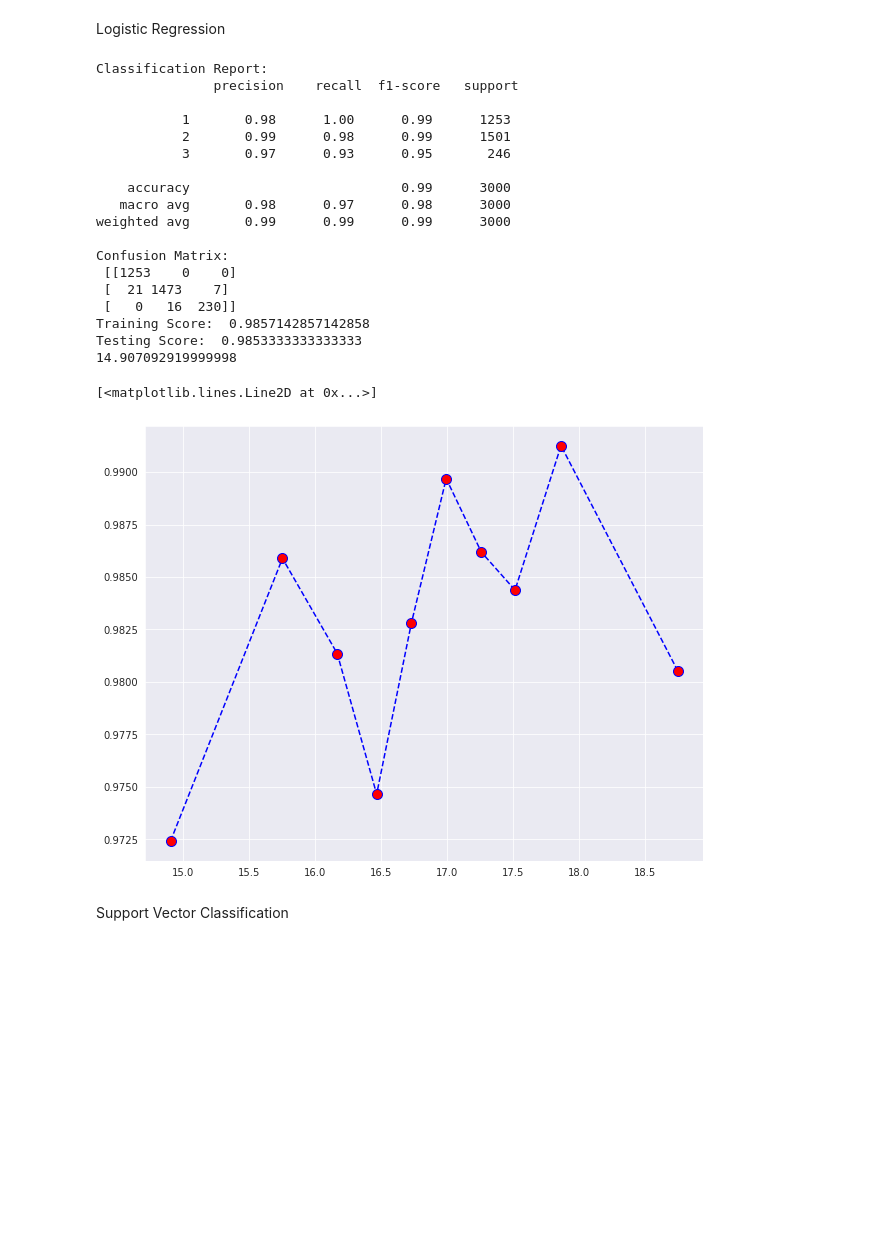
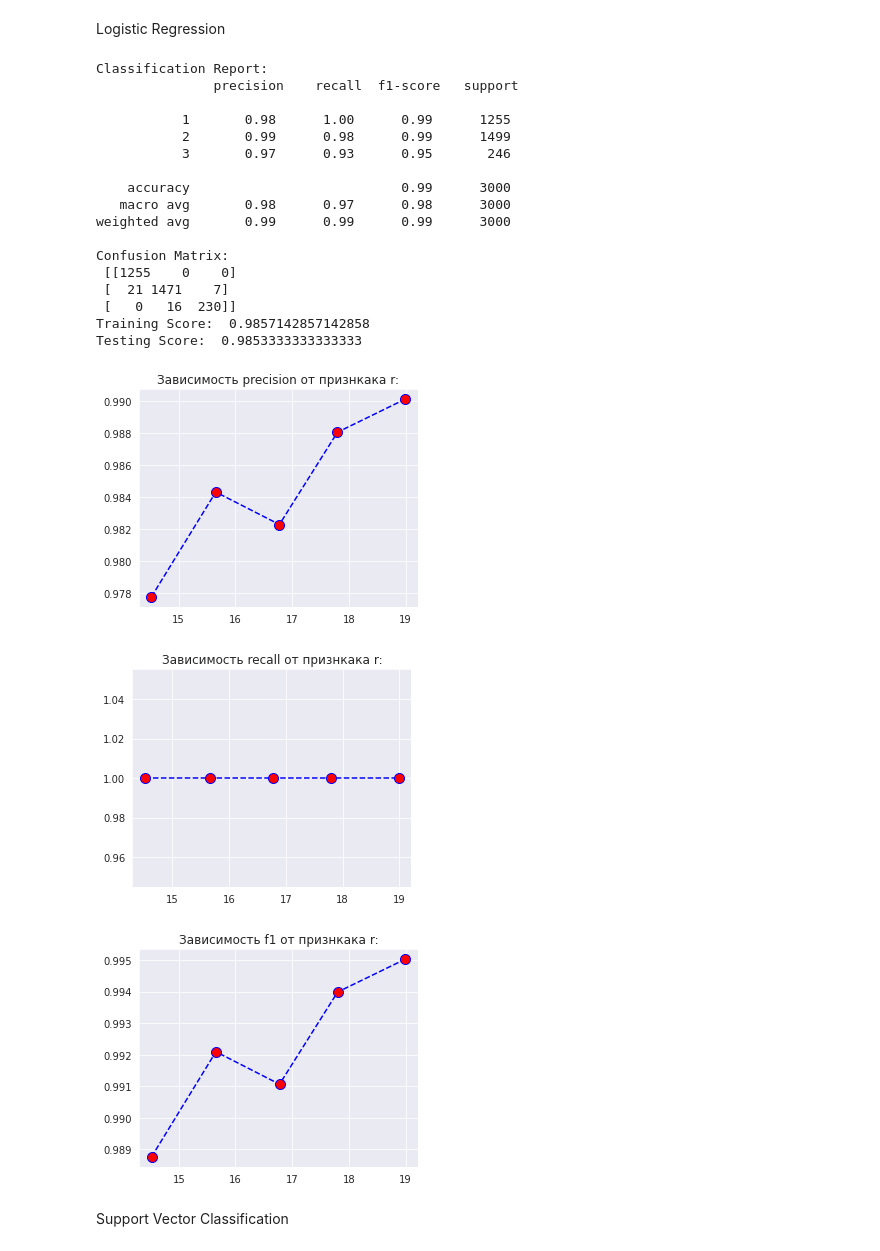
Before and after one commit to NadezhdaMalysheva/Classification-of-star-galaxy-and-quasar, a Jupyter notebook: notebook80e1289c1e.ipynb, the cells around one changed output. Drawn from its saved outputs; the diff is of its cells as text; code cells hidden in the pictures; blank space fills up the shorter version.

```diff
--- a/notebook80e1289c1e.ipynb
+++ b/notebook80e1289c1e.ipynb
@@ -268,6 +253,40 @@ robust = RobustScaler()
 X_train = robust.fit_transform(X_train)
 X_test = robust.transform(X_test)
 X = robust.fit_transform(X)
+# %%
+#переменные для разделения выборки по признаку r:
+n = 10
+m = df['r'].min()
+N = (df['r'].max() - m) / n
+
+def print_plot(ml): #функция построения графика зависимости метрик классификации от r
+
+    precision = []
+    recall = []
+    f1 = []
+    r_mean = []
+    y_pred_all = ml.predict(X)
+
+    for i in range(0, n):
+        indx = (df['r'] >= (m + N * i)) & (df['r'] <= (m + N * (i + 1))) #создаем выборку с необходимым нам диапазоном r
+        if len(y[indx]) > 100 and df[indx & df['class'] == 1].shape[0] > 10:    #не будем брать слишком маленькие выборки
+            h = classification_report(y[indx], y_pred_all[indx], output_dict=True, zero_division=0)
+            precision.append(h['1']['precision'])
+            recall.append(h['1']['recall'])
+            f1.append(h['1']['f1-score'])
+            r_mean.append(df['r'][indx].mean())
+
+    plt.figure(figsize = (5,4))
+    plt.title('Зависимость precision от признкака r:')
+    plt.plot(r_mean, precision, color='blue', linestyle='dashed', marker='o', markerfacecolor='red', markersize=10)
+    plt.figure(figsize = (5,4))
+    plt.title('Зависимость recall от признкака r:')
+    plt.plot(r_mean, recall, color='blue', linestyle='dashed', marker='o', markerfacecolor='red', markersize=10)
+    plt.figure(figsize = (5,4))
+    plt.title('Зависимость f1 от признкака r:')
+    plt.plot(r_mean, f1, color='blue', linestyle='dashed', marker='o', markerfacecolor='red', markersize=10)
+    indx = df['r'] < 15
+    return classification_report(y[indx], y_pred_all[indx], output_dict=True, zero_division=0)['1']['precision']
 # %% [markdown]
 # Time to Train
 # %% [markdown]
@@ -276,34 +295,18 @@ Logistic Regression
 lr = LogisticRegression(max_iter=120)
 lr.fit(X_train, y_train)
 y_pred = lr.predict(X_test)
-n = 10
-N = df['r'].min()
-lr_precision = np.zeros(n)
-r_mean = np.zeros(n)
-y_pred_all = lr.predict(X)
-for i in range(0, n):
-    h = classification_report(y[N*i:N*(i+1)], y_pred_all[N*i:N*(i+1)], output_dict=True)['1']
-    lr_precision[i] = h['precision']
-    r_mean[i] = df['r'][N*i:N*(i+1)].mean()
-
-
 print('Classification Report: \n', classification_report(y_test, y_pred))
 print('Confusion Matrix: \n', confusion_matrix(y_test, y_pred))
 lr_train_acc = lr.score(X_train, y_train)
 print('Training Score: ', lr_train_acc)
 lr_test_acc = lr.score(X_test, y_test)
 print('Testing Score: ', lr_test_acc)
-
-print(r_mean[0])
-
-plt.figure(figsize = (10,8))
-plt.plot(r_mean, lr_precision, color='blue', linestyle='dashed', marker='o', markerfacecolor='red', markersize=10)
 # %% [output]
 Classification Report:
                precision    recall  f1-score   support
 
-           1       0.98      1.00      0.99      1253
-           2       0.99      0.98      0.99      1501
+           1       0.98      1.00      0.99      1255
+           2       0.99      0.98      0.99      1499
            3       0.97      0.93      0.95       246
 
     accuracy                           0.99      3000
@@ -311,14 +314,17 @@ Classification Report:
 weighted avg       0.99      0.99      0.99      3000
 
 Confusion Matrix:
- [[1253    0    0]
- [  21 1473    7]
+ [[1255    0    0]
+ [  21 1471    7]
  [   0   16  230]]
 Training Score:  0.9857142857142858
 Testing Score:  0.9853333333333333
-14.907092919999998
-[<matplotlib.lines.Line2D at 0x...>]
-[figure, removed]
+# %%
+lr_test_acc = print_plot(lr)
+# %% [output]
+[figure, added]
+[figure, added]
+[figure, added]
 # %% [markdown]
 Support Vector Classification
 # %%
```
Also changed, not shown: parts of 27 cells of this notebook.
